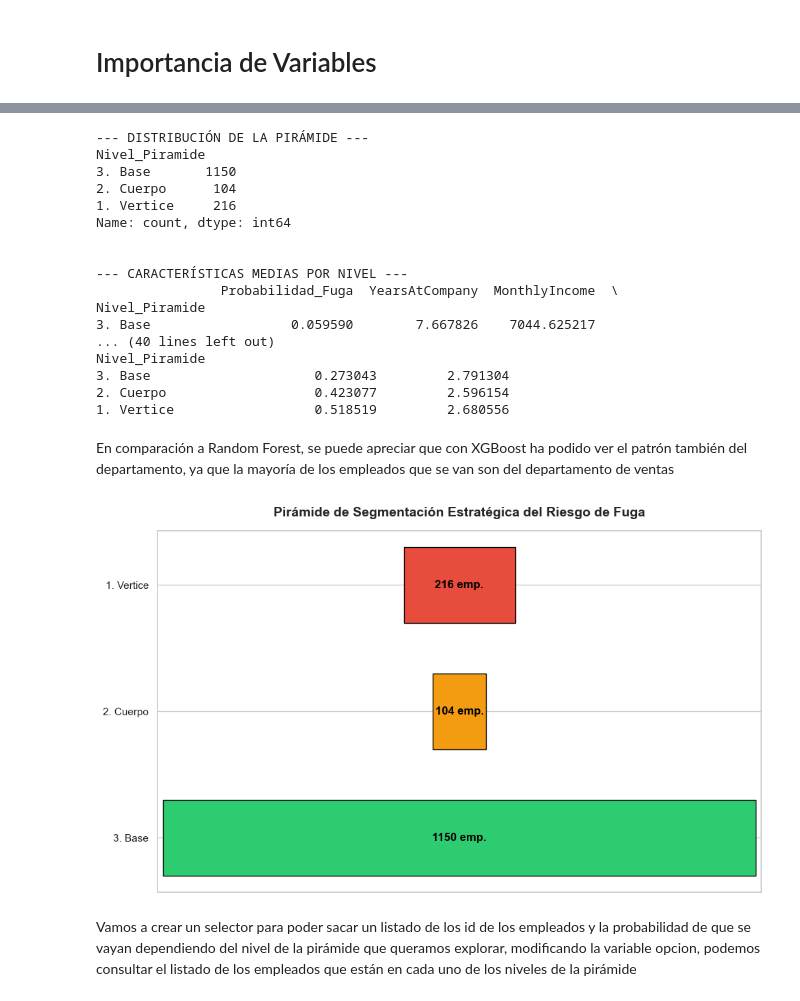
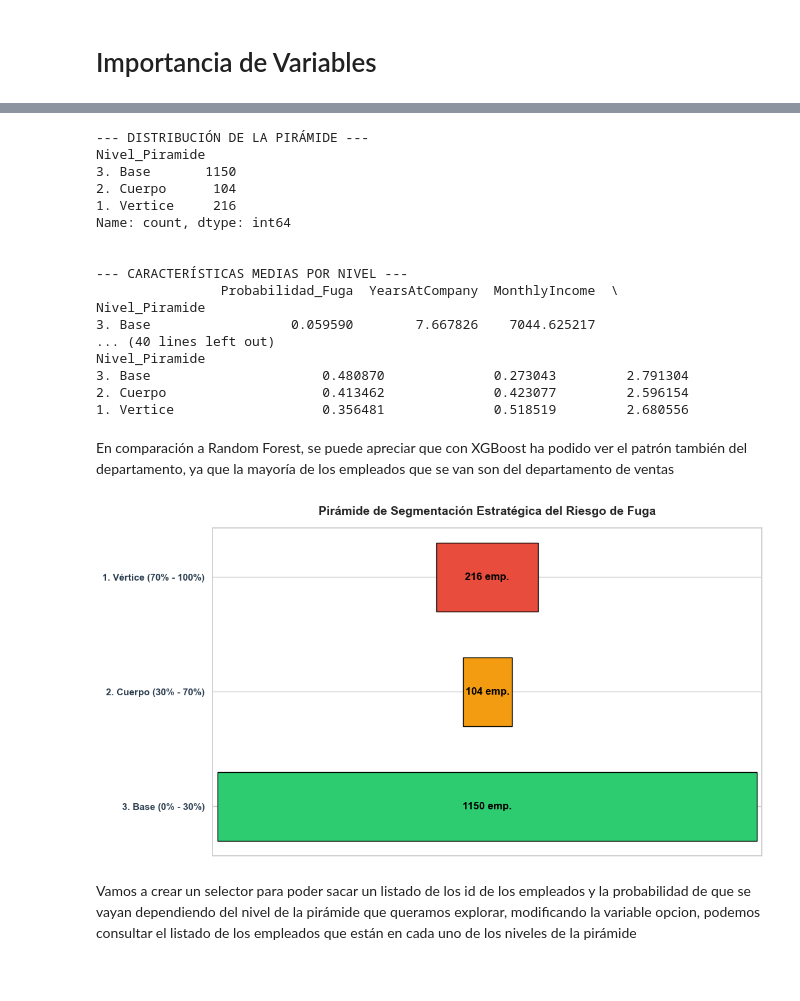
Before and after one commit to PabloSerran/tfm_data_science, a Jupyter notebook: notebooks/03_XGBoost.ipynb, the cells around one changed output, grey strips where cells are left out. Drawn from its saved outputs; the diff is of its cells as text; code cells hidden in the pictures.

Commit message:
Mejora del gráfico pirámide de XGBoost

```diff
--- a/notebooks/03_XGBoost.ipynb
+++ b/notebooks/03_XGBoost.ipynb
@@ -191,7 +198,7 @@ df_resultados['Nivel_Piramide'] = pd.cut(df_resultados['Probabilidad_Fuga'],
                                          include_lowest=True)
 
 # 3. Unimos los datos originales (características) para poder analizarlos por grupo
-df_analisis = df_resultados.join(df[['YearsAtCompany', 'MonthlyIncome', 'DistanceFromHome', 'Education', 'EnvironmentSatisfaction', 'JobInvolvement', 'JobSatisfaction', 'JobRole_Human Resources', 'JobRole_Laboratory Technician', 'JobRole_Manager', 'JobRole_Manufacturing Director', 'JobRole_Research Director', 'JobRole_Research Scientist', 'JobRole_Sales Executive', 'JobRole_Sales Representative', 'MaritalStatus_Married', 'MaritalStatus_Single', 'WorkLifeBalance']])
+df_analisis = df_resultados.join(df[['YearsAtCompany', 'MonthlyIncome', 'DistanceFromHome', 'Education', 'EnvironmentSatisfaction', 'JobInvolvement', 'JobSatisfaction', 'OverTime', 'JobRole_Human Resources', 'JobRole_Laboratory Technician', 'JobRole_Manager', 'JobRole_Manufacturing Director', 'JobRole_Research Director', 'JobRole_Research Scientist', 'JobRole_Sales Executive', 'JobRole_Sales Representative', 'MaritalStatus_Married', 'MaritalStatus_Single', 'WorkLifeBalance']])
 
 # 4. Contamos cuántos empleados hay en cada escalón de la pirámide
 print("--- DISTRIBUCIÓN DE LA PIRÁMIDE ---")
@@ -200,7 +207,7 @@ print("\n")
 
 # 5. PERFILADO: Sacamos las características medias de cada grupo
 print("--- CARACTERÍSTICAS MEDIAS POR NIVEL ---")
-perfil_grupos = df_analisis.groupby('Nivel_Piramide', observed=False)[['Probabilidad_Fuga', 'YearsAtCompany', 'MonthlyIncome', 'DistanceFromHome', 'Education', 'EnvironmentSatisfaction', 'JobInvolvement', 'JobSatisfaction', 'JobRole_Human Resources', 'JobRole_Laboratory Technician', 'JobRole_Manager', 'JobRole_Manufacturing Director', 'JobRole_Research Director', 'JobRole_Research Scientist', 'JobRole_Sales Executive', 'JobRole_Sales Representative', 'MaritalStatus_Married', 'MaritalStatus_Single', 'WorkLifeBalance']].mean()
+perfil_grupos = df_analisis.groupby('Nivel_Piramide', observed=False)[['Probabilidad_Fuga', 'YearsAtCompany', 'MonthlyIncome', 'DistanceFromHome', 'Education', 'EnvironmentSatisfaction', 'JobInvolvement', 'JobSatisfaction', 'OverTime', 'JobRole_Human Resources', 'JobRole_Laboratory Technician', 'JobRole_Manager', 'JobRole_Manufacturing Director', 'JobRole_Research Director', 'JobRole_Research Scientist', 'JobRole_Sales Executive', 'JobRole_Sales Representative', 'MaritalStatus_Married', 'MaritalStatus_Single', 'WorkLifeBalance']].mean()
 print(perfil_grupos)
 # %% [output]
 --- DISTRIBUCIÓN DE LA PIRÁMIDE ---
@@ -217,46 +224,59 @@ Nivel_Piramide
 3. Base                  0.059590        7.667826    7044.625217
 ... (40 lines left out)
 Nivel_Piramide
-3. Base                     0.273043         2.791304
-2. Cuerpo                   0.423077         2.596154
-1. Vertice                  0.518519         2.680556
+3. Base                      0.480870              0.273043         2.791304
+2. Cuerpo                    0.413462              0.423077         2.596154
+1. Vertice                   0.356481              0.518519         2.680556
 # %% [markdown]
 En comparación a Random Forest, se puede apreciar que con XGBoost ha podido ver el patrón también del departamento, ya que la mayoría de los empleados que se van son del departamento de ventas
 # %%
-# 1. Contamos cuántos empleados hay por nivel y ordenamos de la Base al Vértice
 conteos = df_analisis['Nivel_Piramide'].value_counts().sort_index(ascending=True)
 
-# Para simular una pirámide simétrica, calculamos posiciones centradas en el eje Y
 niveles = conteos.index
 valores = conteos.values
 max_val = max(valores)
 
+etiquetas = []
+for nivel in niveles:
+    nivel_str = str(nivel).lower()
+    if 'base' in nivel_str:
+        etiquetas.append('3. Base (0% - 30%)')
+    elif 'cuerpo' in nivel_str:
+        etiquetas.append('2. Cuerpo (30% - 70%)')
+    elif 'v' in nivel_str:  # Captura 'Vértice' o 'Vertice'
+        etiquetas.append('1. Vértice (70% - 100%)')
+    else:
+        etiquetas.append(str(nivel))
+# ---------------------------------------------------------------------------
+
 # Configuración del gráfico
-plt.figure(figsize=(10, 6))
+plt.figure(figsize=(11, 6))
 sb.set_theme(style="whitegrid")
 
-# Dibujamos las barras centrándolas artificialmente
 left_coords = (max_val - valores) / 2
 colores = ['#2ecc71', '#f39c12', '#e74c3c']
 
 bars = plt.barh(niveles, valores, left=left_coords, color=colores, edgecolor='black', height=0.6)
+
+
+plt.yticks(range(len(niveles)), etiquetas, fontsize=11, fontweight='bold', color='#2c3e50')
 
 # Añadir las etiquetas con el número exacto de empleados dentro de las barras
 for bar, val in zip(bars, valores):
     x_pos = bar.get_x() + bar.get_width() / 2
     y_pos = bar.get_y() + bar.get_height() / 2
     plt.text(x_pos, y_pos, f'{val} emp.',
              va='center', ha='center', color='black', fontweight='bold', fontsize=12)
 
 plt.title('Pirámide de Segmentación Estratégica del Riesgo de Fuga', fontsize=14, fontweight='bold', pad=15)
 plt.xlabel('Volumen de Empleados (Centrado)', fontsize=11)
 plt.xlim(-10, max_val + 10) # Margen dinámico
 plt.gca().axes.get_xaxis().set_visible(False) # Ocultamos el eje X numérico ya que está descentrado
 
 plt.tight_layout()
 plt.show()
 # %% [output]
-[figure, old version]
+[figure, new version]
 # %% [markdown]
 Vamos a crear un selector para poder sacar un listado de los id de los empleados y la probabilidad de que se vayan dependiendo del nivel de la pirámide que queramos explorar, modificando la variable opcion, podemos consultar el listado de los empleados que están en cada uno de los niveles de la pirámide
 # %%
```
Also changed, not shown: parts of 4 cells of this notebook, 1 other file.
